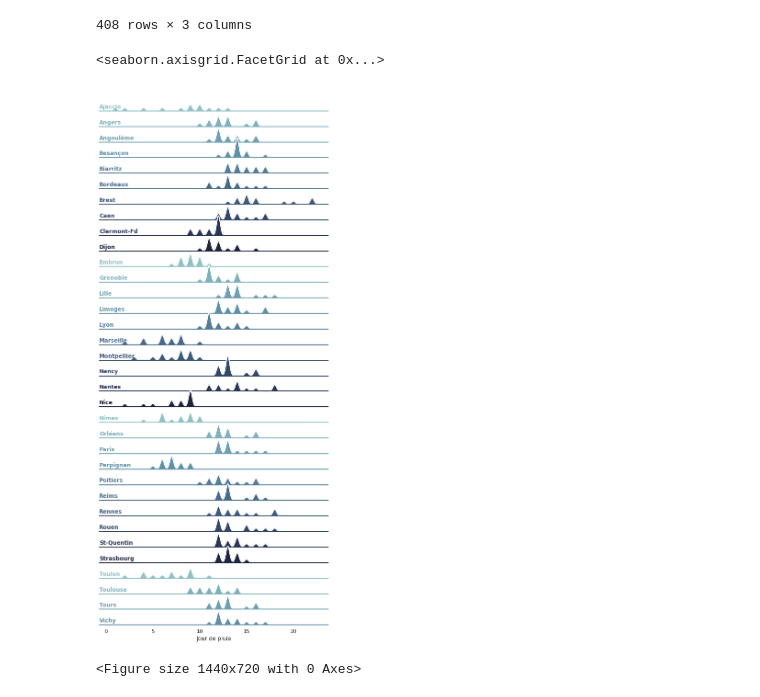
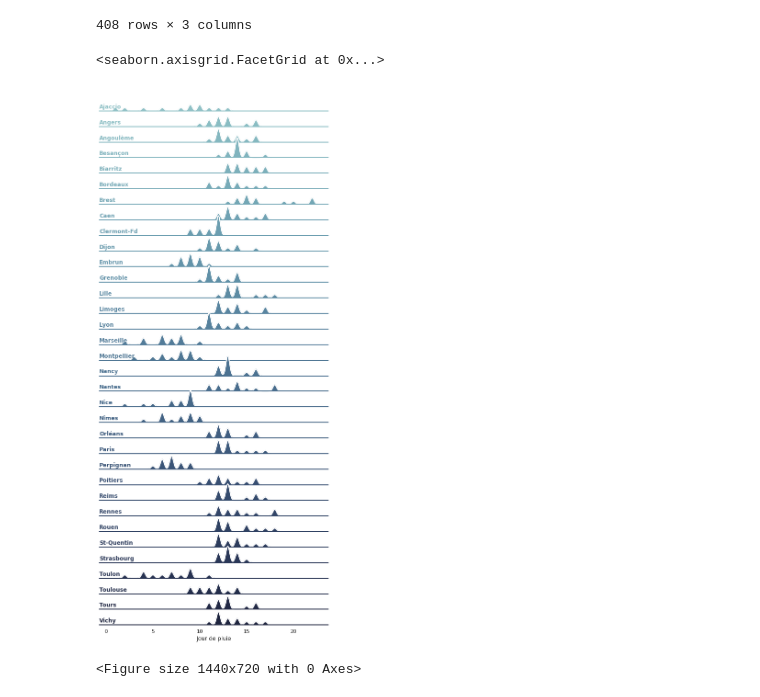
Before and after one commit to campusplage/compte-rendus-calmdown, a Jupyter notebook: TP1_pandas.ipynb, the cells around one changed output. Drawn from its saved outputs; the diff is of its cells as text; code cells hidden in the pictures.

```diff
--- a/TP1_pandas.ipynb
+++ b/TP1_pandas.ipynb
@@ -515,6 +516,7 @@ df
 | 407 | Vichy | DECEMBREnb.j.pl | 16.0 |
 408 rows × 3 columns
 # %%
+# source : http://seaborn.pydata.org/examples/kde_ridgeplot.html
 import numpy as np
 import pandas as pd
 import seaborn as sns
@@ -522,40 +524,38 @@ import matplotlib.pyplot as plt
 sns.set(style="white", rc={"axes.facecolor": (0, 0, 0, 0)})
 
 # Create the data
-g = np.tile(np.array(raw_data.index),12)
-df = raw_data.iloc[:,13:25].reset_index().melt(id_vars = 'Ville', value_name='Jour de pluie')
-#m = df.Ville.map(ord)
-#df["value"] += m
+g = np.tile(np.array(raw_data.index),12) # On récupère le noms des villes que l'on répète 12 fois car nous avons 12 mois (voir le DataFrame plus haut)
+df = raw_data.iloc[:,13:25].reset_index().melt(id_vars = 'Ville', value_name='Jour de pluie') #
 
 # Initialize the FacetGrid object
-pal = sns.cubehelix_palette(10, rot=-.25, light=.7)
+pal = sns.cubehelix_palette(34, rot=-.25, light=.7)
 g = sns.FacetGrid(df, row="Ville", hue="Ville", aspect=15, height=.5, palette=pal)
 
 # Draw the densities in a few steps
 g.map(sns.kdeplot, "Jour de pluie", clip_on=False, shade=True, alpha=1, lw=1.5, bw=.2)
 g.map(sns.kdeplot, "Jour de pluie", clip_on=False, color="w", lw=2, bw=.2)
 g.map(plt.axhline, y=0, lw=2, clip_on=False)
 plt.figure(figsize=(20, 10))
 
 # Define and use a simple function to label the plot in axes coordinates
 def label(x, color, label):
     ax = plt.gca()
     ax.text(0, .2, label, fontweight="bold", color=color,
             ha="left", va="center", transform=ax.transAxes)
 
 
 g.map(label, "Jour de pluie")
 
 # Set the subplots to overlap
 g.fig.subplots_adjust(hspace=-.25)
 
 # Remove axes details that don't play well with overlap
 g.set_titles("")
 g.set(yticks=[])
 g.despine(bottom=True, left=True)
 # %% [output]
 <seaborn.axisgrid.FacetGrid at 0x...>
-[figure, old version]
+[figure, new version]
 <Figure size 1440x720 with 0 Axes>
 # %%
 raw_data.iloc[:,0:12]
```
Also changed, not shown: parts of 19 cells of this notebook.
